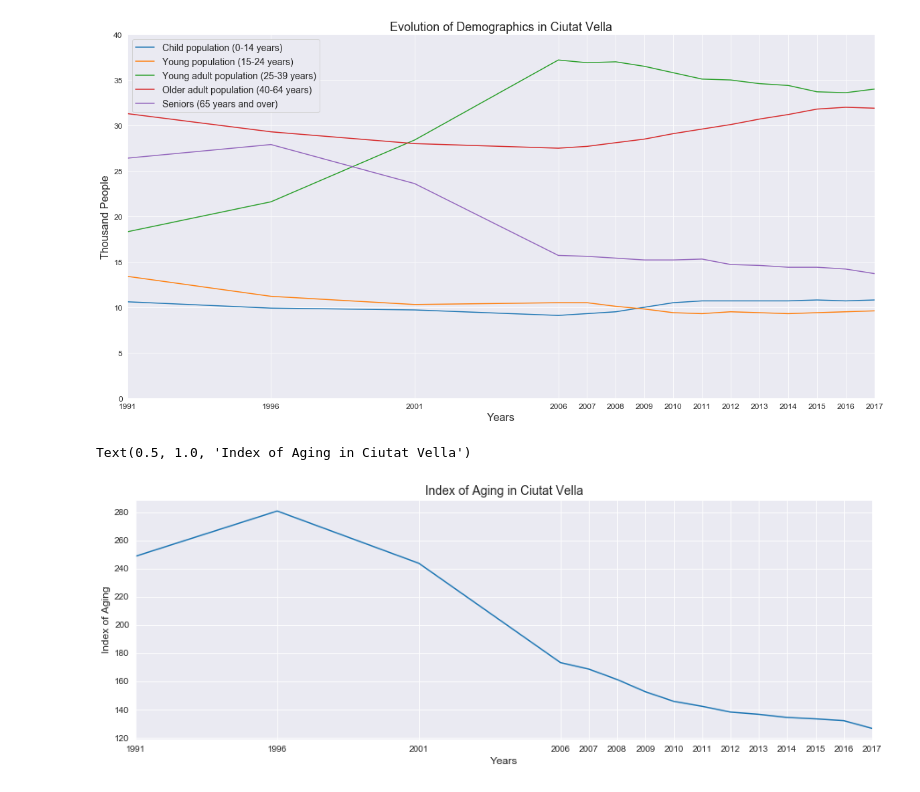
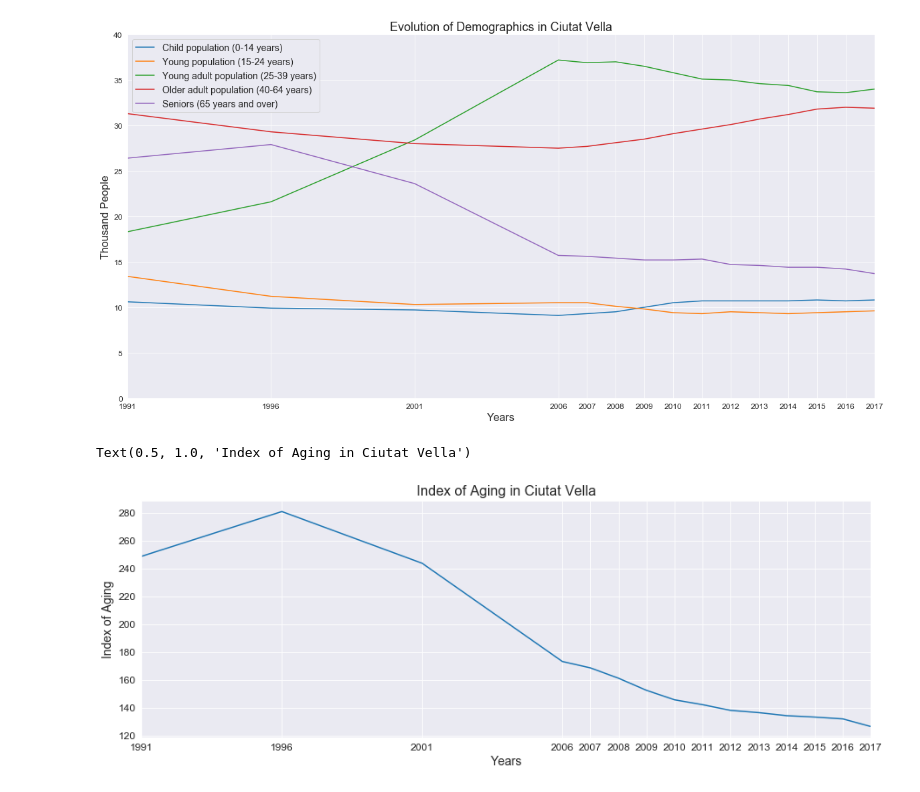
Before and after one commit to BerkayDemirel/Citython2018, a Jupyter notebook: Citython.ipynb, the cells around one changed output. Saved outputs shown, nothing was run; the diff lists cells and outputs as text; code cells hidden in the pictures.

```diff
--- a/Citython.ipynb
+++ b/Citython.ipynb
@@ -60,3 +73,5 @@ for i in years:
+# %%
+yearx=[1991,1996,2001,2006,2007,2008,2009,2010,2011,2012,2013,2014,2015,2016,2017]
 # %%
 child = dpop.loc[1,][1:]
 young = dpop.loc[2,][1:]
@@ -84,16 +99,16 @@ plt.legend(dpop["Years"][1:6], fontsize=14, loc=0)
 # %%
 plt.figure(figsize=(15,5))
 Aindex = dpop.loc[11,][1:]
 plt.plot(yearx, Aindex)
 plt.xlim([1991,2017])
-plt.ylabel("Index of Aging", size=12)
-plt.xticks(yearx, size=10)
-plt.yticks(size=10)
-plt.xlabel("Years", size=12)
-plt.title("Index of Aging in Ciutat Vella", size=14)
+plt.ylabel("Index of Aging", size=14)
+plt.xticks(yearx, size=12)
+plt.yticks(size=12)
+plt.xlabel("Years", size=14)
+plt.title("Index of Aging in Ciutat Vella", size=16)
 # %% [output]
 Text(0.5, 1.0, 'Index of Aging in Ciutat Vella')
-[figure, old version]
+[figure, new version]
 # %%
 plt.figure(figsize=(15,5))
 pop_local = dpop.loc[7,][1:]
```
Also changed, not shown: parts of 12 cells of this notebook, 1 other file.
